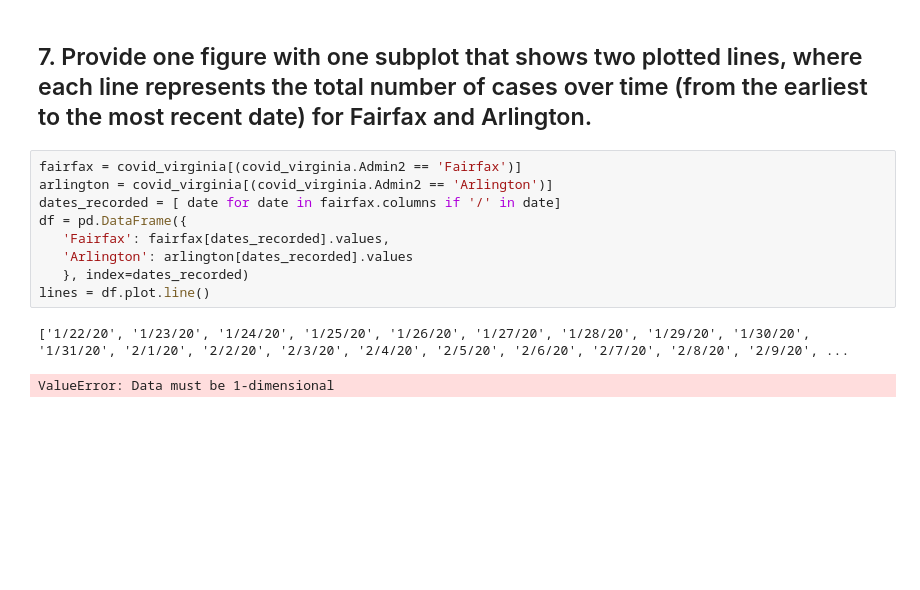
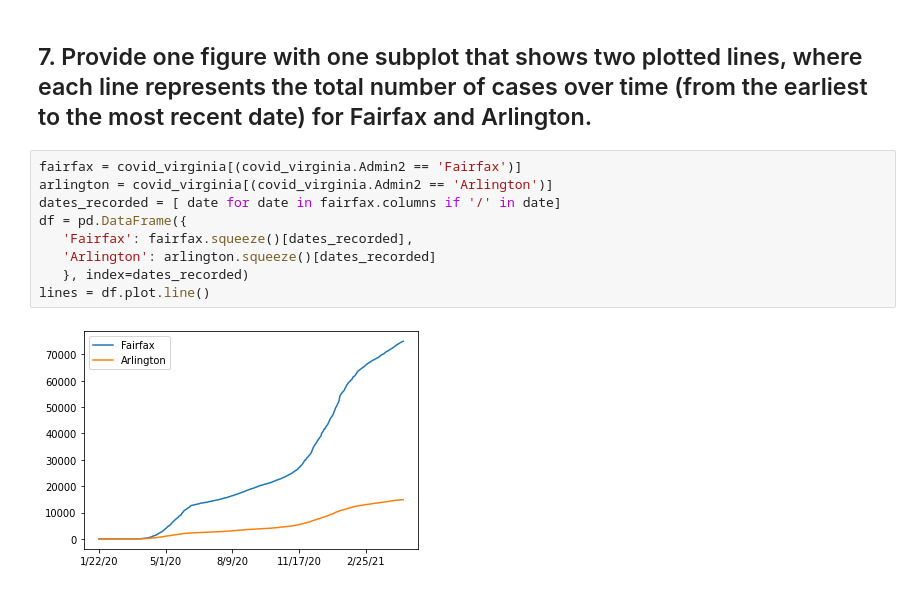
Before and after one commit to FrancoRosa/data-analysis, a Jupyter notebook: solutions.ipynb, the cells around one changed output. Cells and saved outputs as stored; diff of their text form; blank space fills up the shorter version.

```diff
--- a/solutions.ipynb
+++ b/solutions.ipynb
@@ -298,12 +298,11 @@ Average new cases in March 156.06451612903226
 # %%
 fairfax = covid_virginia[(covid_virginia.Admin2 == 'Fairfax')]
 arlington = covid_virginia[(covid_virginia.Admin2 == 'Arlington')]
 dates_recorded = [ date for date in fairfax.columns if '/' in date]
 df = pd.DataFrame({
-   'Fairfax': fairfax[dates_recorded].values,
-   'Arlington': arlington[dates_recorded].values
+   'Fairfax': fairfax.squeeze()[dates_recorded],
+   'Arlington': arlington.squeeze()[dates_recorded]
    }, index=dates_recorded)
 lines = df.plot.line()
 # %% [output]
-['1/22/20', '1/23/20', '1/24/20', '1/25/20', '1/26/20', '1/27/20', '1/28/20', '1/29/20', '1/30/20', '1/31/20', '2/1/20', '2/2/20', '2/3/20', '2/4/20', '2/5/20', '2/6/20', '2/7/20', '2/8/20', '2/9/20', ...
-ValueError: Data must be 1-dimensional
+[figure, added]
```
Also changed, not shown: parts of 2 cells of this notebook, 1 other file.
